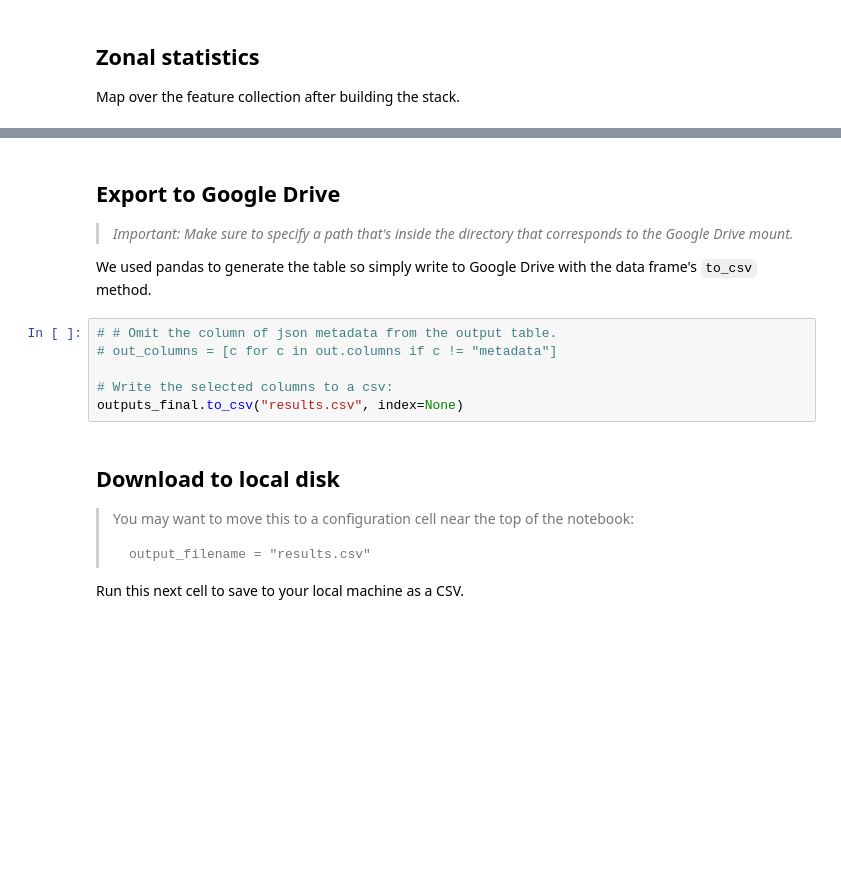
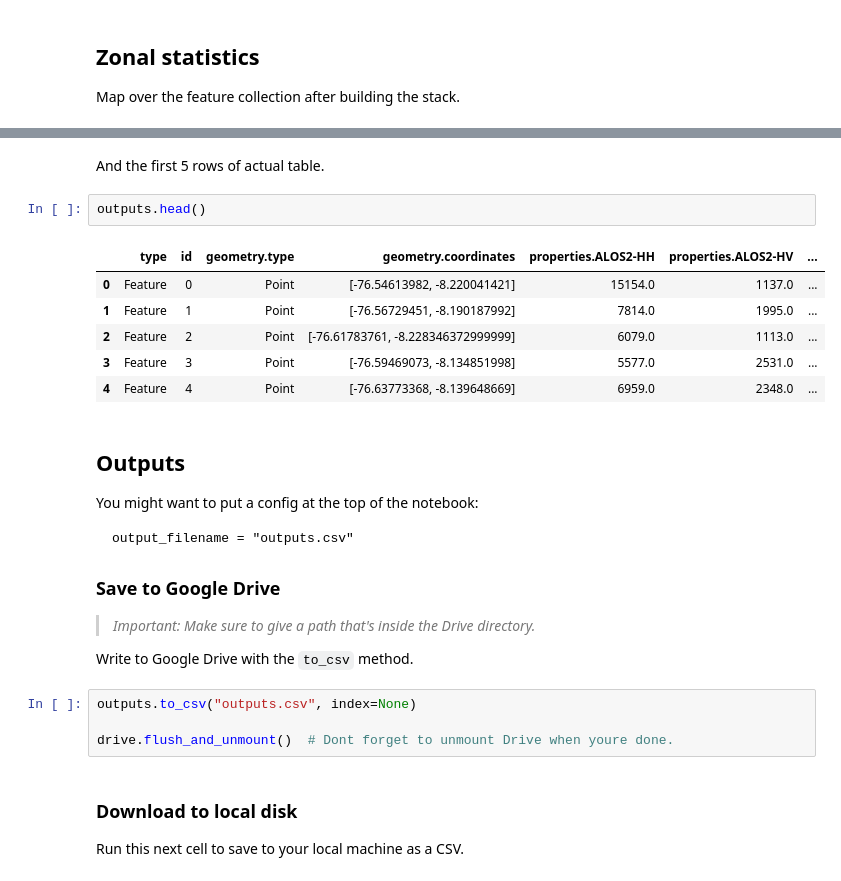
Before and after one commit to NaiaraSPinto/VegMapper, a Jupyter notebook: gee/vegMapper.ipynb, the cells around one changed output, grey strips where cells are left out. Drawn from its saved outputs; the diff is of its cells as text; blank space fills up the shorter version.

````diff
--- a/gee/vegMapper.ipynb
+++ b/gee/vegMapper.ipynb
@@ -627,22 +609,33 @@ outputs_final.describe()
+# %% [markdown]
+And the first 5 rows of actual table.
+# %%
+outputs.head()
+# %% [output]
+|  | type | id | geometry.type | geometry.coordinates | properties.ALOS2-HH | properties.ALOS2-HV | ... |
+| 0 | Feature | 0 | Point | [-76.54613982, -8.220041421] | 15154.0 | 1137.0 | ... |
+| 1 | Feature | 1 | Point | [-76.56729451, -8.190187992] | 7814.0 | 1995.0 | ... |
+| 2 | Feature | 2 | Point | [-76.61783761, -8.228346372999999] | 6079.0 | 1113.0 | ... |
+| 3 | Feature | 3 | Point | [-76.59469073, -8.134851998] | 5577.0 | 2531.0 | ... |
+| 4 | Feature | 4 | Point | [-76.63773368, -8.139648669] | 6959.0 | 2348.0 | ... |
 # %% [markdown]
-## Export to Google Drive
+## Outputs
 
->*Important: Make sure to specify a path that's inside the directory that corresponds to the Google Drive mount.*
+You might want to put a config at the top of the notebook:
+```
+output_filename = "outputs.csv"
+```
 
-We used pandas to generate the table so simply write to Google Drive with the data frame's `to_csv` method.
+### Save to Google Drive
+
+>*Important: Make sure to give a path that's inside the Drive directory.*
+
+Write to Google Drive with the `to_csv` method.
-# %%
-# # Omit the column of json metadata from the output table.
-# out_columns = [c for c in out.columns if c != "metadata"]
-
-# Write the selected columns to a csv:
-outputs_final.to_csv("results.csv", index=None)
+# %%
+outputs.to_csv("outputs.csv", index=None)
+
+drive.flush_and_unmount()  # Dont forget to unmount Drive when youre done.
 # %% [markdown]
-## Download to local disk
-
->You may want to move this to a configuration cell near the top of the notebook:
->```
->output_filename = "results.csv"
->```
+### Download to local disk
 
 Run this next cell to save to your local machine as a CSV.
 # %%
````
Also changed, not shown: parts of 61 cells of this notebook.
